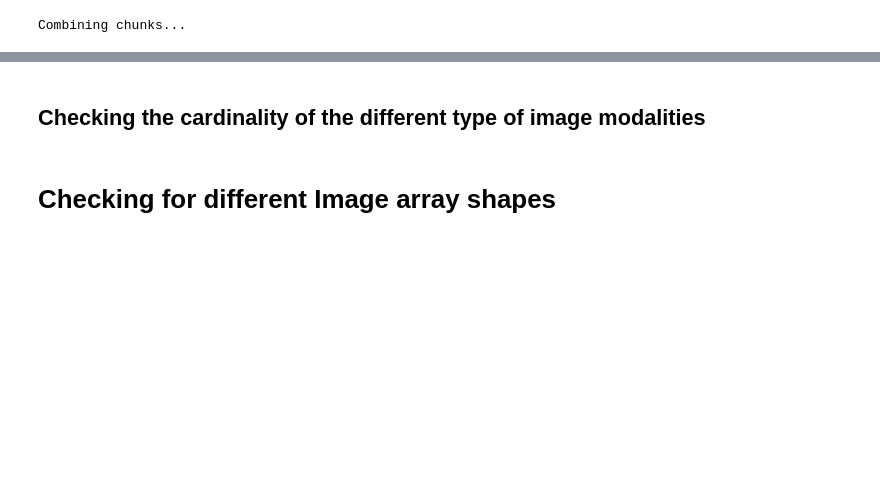
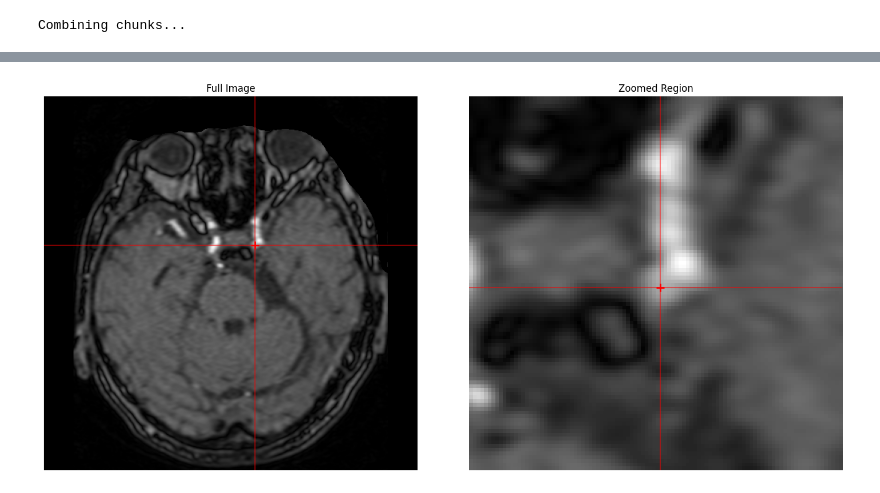
Before and after one commit to sumaniitm/RSNA_Intracranial_Aneurysm_Detection_2025, a Jupyter notebook: suman-notebook-1.ipynb, the cells around one changed output, grey strips where cells are left out. Saved outputs shown, nothing was run; the diff lists cells and outputs as text; code cells hidden in the pictures; blank space fills up the shorter version.

Commit message:
Kaggle Notebook | Suman_Notebook_1 | Version 9

```diff
--- a/suman-notebook-1.ipynb
+++ b/suman-notebook-1.ipynb
@@ -233,12 +198,3 @@ class DicomRecord:
 
     def to_dict(self):
         return {slot: getattr(self, slot) for slot in self.__slots__}
-# %%
-file_path = '/kaggle/input/rsna-intracranial-aneurysm-detection/series/1.2.826.0.1.3680043.8.498.10005158603912009425635473100344077317/1.2.826.0.1.3680043.8.498.10775329348174902199350466348663848346.dcm'
-folder_name = '1.2.826.0.1.3680043.8.498.10005158603912009425635473100344077317'
-file_name = '1.2.826.0.1.3680043.8.498.10775329348174902199350466348663848346.dcm'
-ds = dcmread(file_path)
-original_shape = str(ds.pixel_array.shape)
-# %%
-record = DicomRecord(folder_name, file_name, file_path, original_shape)
-record.to_dict()
@@ -263,11 +200,0 @@ record.to_dict()
-# %%
-for tag in allowed_tags:
-    try:
-        value = getattr(ds, tag)
-        if hasattr(value, '__iter__') and not isinstance(value, str):
-            value = str(list(map(str, value)))
-        else:
-            value = str(value)
-        setattr(record, tag, value)
-    except (AttributeError, TypeError):
-        continue
@@ -294,10 +200,0 @@ record.to_dict()
-# %%
-data = []
-data.append(record.to_dict())
-schema = {
-    'folder_name': pl.Utf8,
-    'file_name': pl.Utf8,
-    'file_path': pl.String,
-    'image_shape': pl.String
-}
-schema.update({tag: pl.Utf8 for tag in allowed_tags})
@@ -627,5 +749,8 @@ def load_and_view_single_slice_with_zoom(dcm_path, x_coord, y_coord, zoom_size=1
 # %%
-dcm_path = '/kaggle/input/rsna-intracranial-aneurysm-detection/series/1.2.826.0.1.3680043.8.498.10005158603912009425635473100344077317/1.2.826.0.1.3680043.8.498.10775329348174902199350466348663848346.dcm'
-x_coord = 258.362119
-y_coord = 261.3599
-load_and_view_single_slice_with_zoom(dcm_path, x_coord, y_coord)
+dcm_path = '/kaggle/input/rsna-intracranial-aneurysm-detection/series/1.2.826.0.1.3680043.8.498.10656705618563493995266564048457485210/1.2.826.0.1.3680043.8.498.42869495026349479137655237867466396964.dcm'
+x_coord = 297.728962
+y_coord = 209.570827
+f_coord = 65
+load_and_view_single_slice_with_zoom(dcm_path, x_coord, y_coord, f_coord)
+# %% [output]
+[figure, added]
@@ -651,2 +756,0 @@ for attr in dir(dicom_ds):
-# %% [markdown]
-## Checking the cardinality of the different type of image modalities
@@ -655,2 +756,0 @@ dd.sql("select modality, count(1) as image_count from df_all_data group by modal
-# %% [markdown]
-# Checking for different Image array shapes
```
Also changed, not shown: parts of 45 cells of this notebook.
